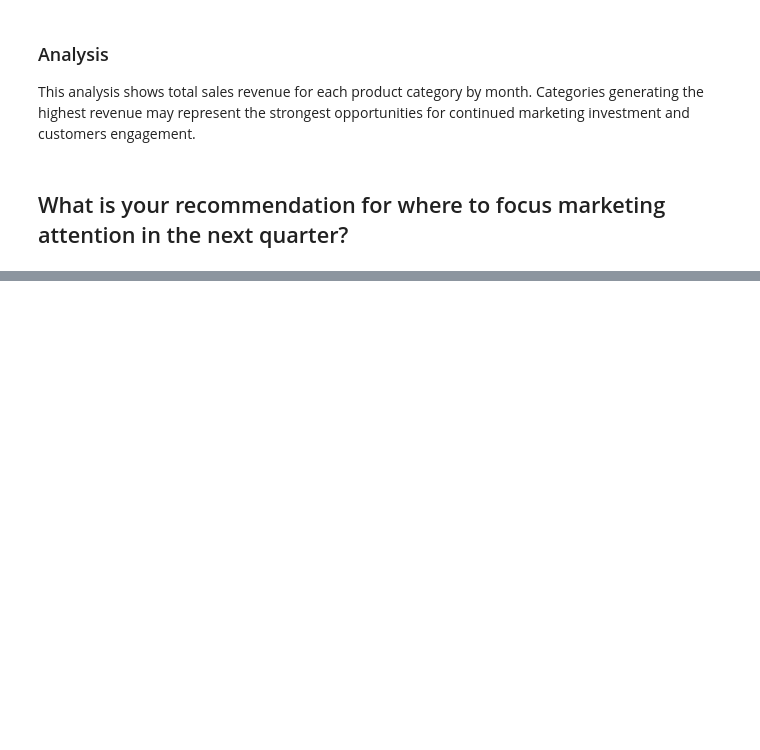
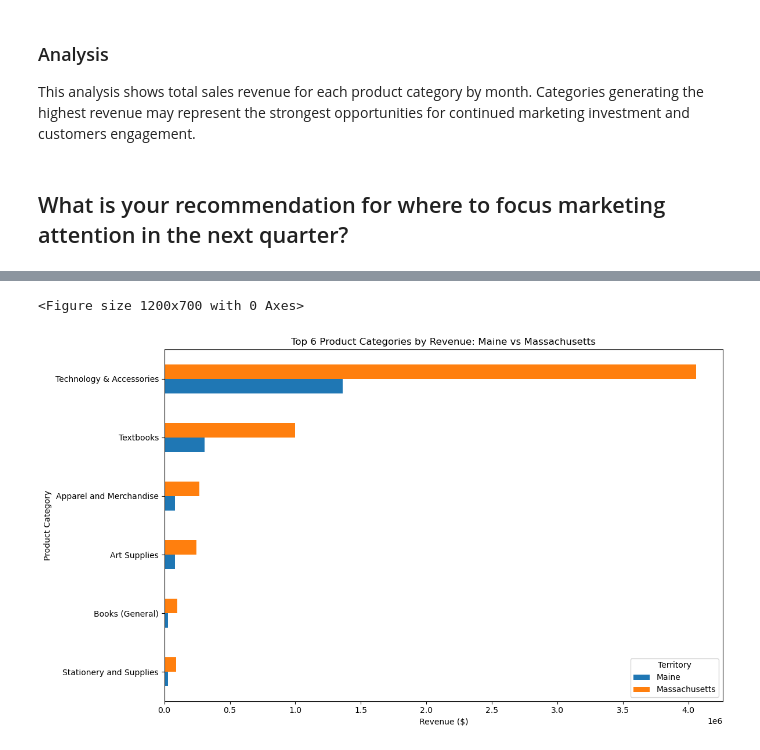
Before and after one commit to namimo06-oss/Capstone_2, a Jupyter notebook: miranda_sales_analysis.ipynb, the cells around one changed output, grey strips where cells are left out. Cells and saved outputs as stored; diff of their text form; code cells hidden in the pictures; blank space fills up the shorter version.

```diff
--- a/miranda_sales_analysis.ipynb
+++ b/miranda_sales_analysis.ipynb
@@ -502,0 +552,50 @@ plt.show()
+# %%
+# Revenue by product category and territory
+category_by_state = (
+    sales_products[sales_products['State'].isin(['Maine', 'Massachusetts'])]
+    .groupby(['Category', 'State'])['Sale Amount']
+    .sum()
+    .reset_index()
+)
+
+# Get top 6 categories overall
+top_categories = (
+    category_by_state
+    .groupby('Category')['Sale Amount']
+    .sum()
+    .sort_values(ascending=False)
+    .head(6)
+    .index
+)
+
+category_by_state = category_by_state[
+    category_by_state['Category'].isin(top_categories)
+]
+
+# Pivot so Maine and Massachusetts show separately
+category_pivot = category_by_state.pivot(
+    index='Category',
+    columns='State',
+    values='Sale Amount'
+).fillna(0)
+
+# Sort by total revenue
+category_pivot['Total'] = category_pivot.sum(axis=1)
+category_pivot = category_pivot.sort_values('Total', ascending=True)
+category_pivot = category_pivot.drop(columns='Total')
+
+# Plot
+plt.figure(figsize=(12,7))
+
+category_pivot.plot(kind='barh', figsize=(12,7))
+
+plt.title('Top 6 Product Categories by Revenue: Maine vs Massachusetts')
+plt.xlabel('Revenue ($)')
+plt.ylabel('Product Category')
+plt.legend(title='Territory')
+
+plt.tight_layout()
+plt.show()
+# %% [output]
+<Figure size 1200x700 with 0 Axes>
+[figure, added]
```
Also changed, not shown: parts of 22 cells of this notebook, 1 other file.
